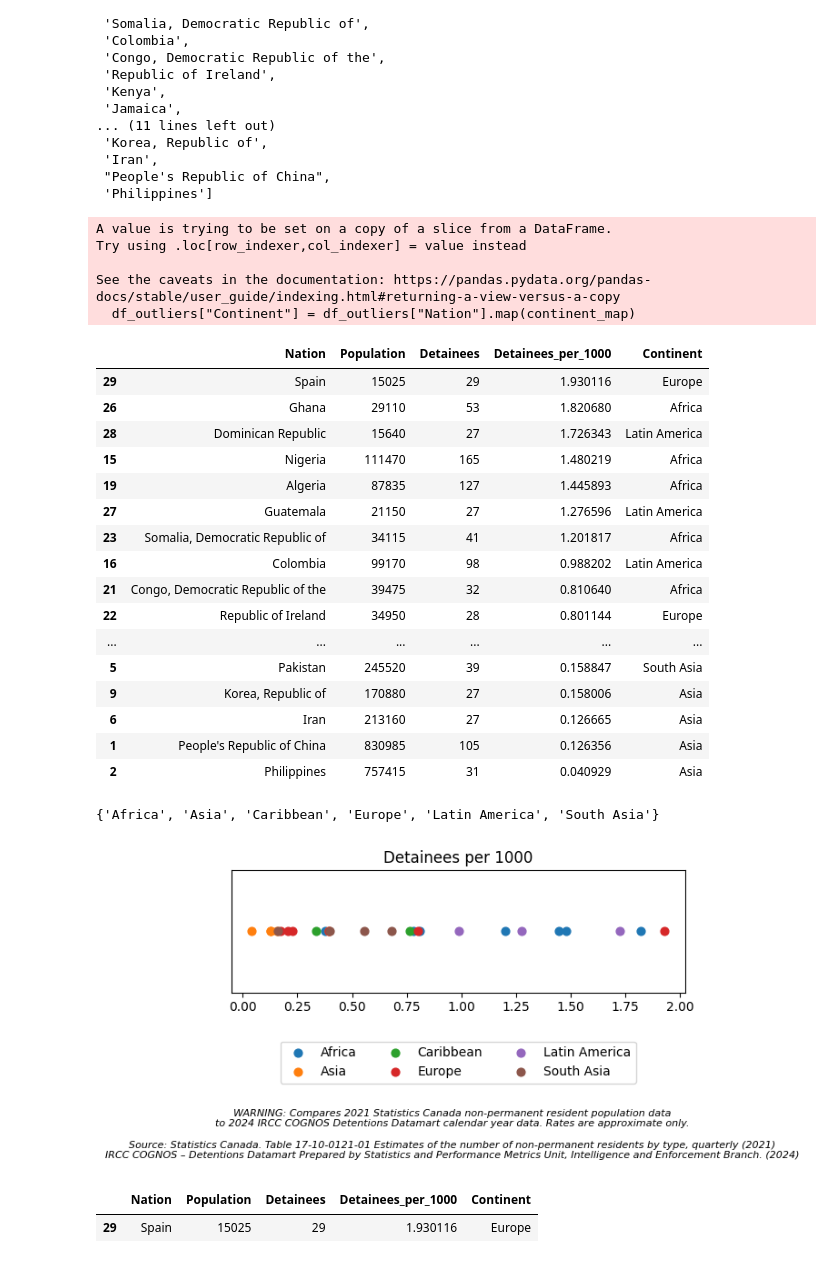
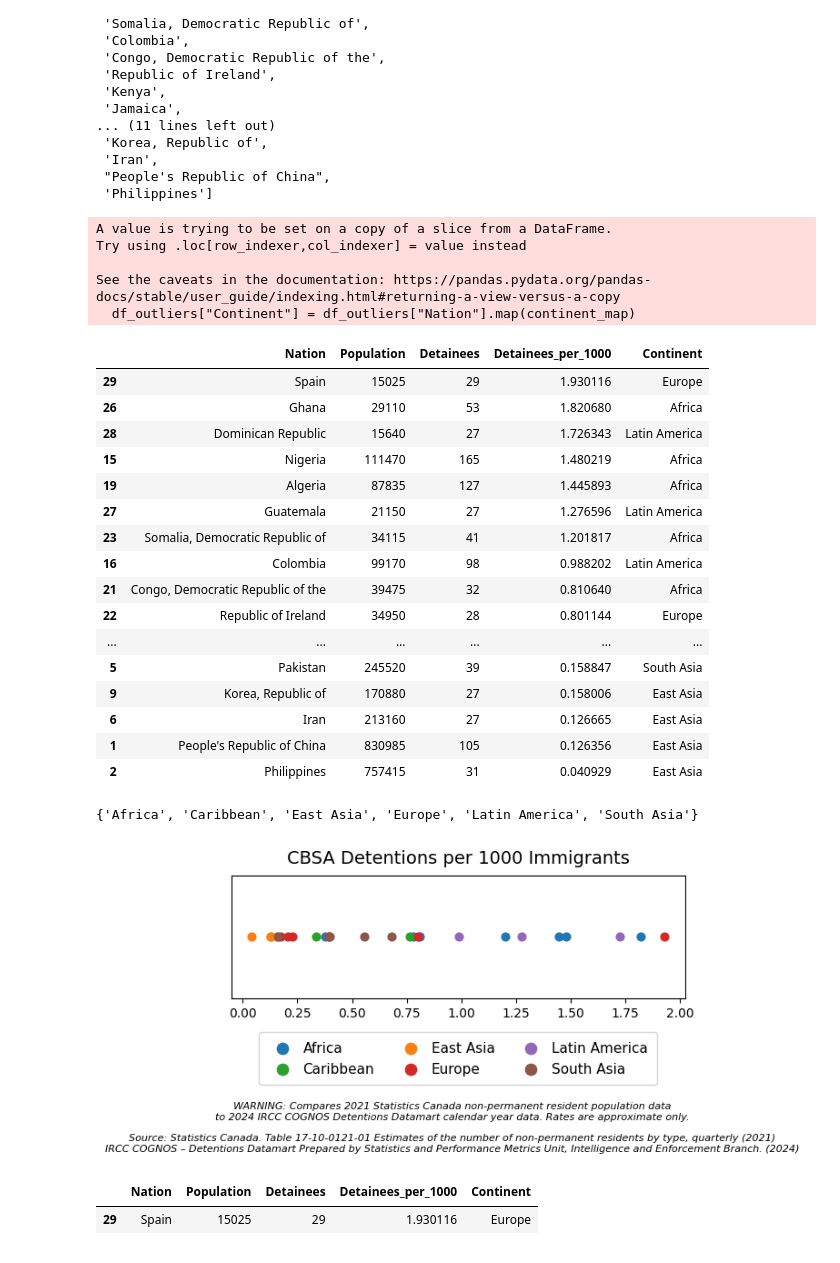
Before and after one commit to yrmo/gcinfo, a Jupyter notebook: detainees-by-country-of-citizenship-2024.ipynb, the cells around one changed output. Cells and saved outputs as stored; diff of their text form; code cells hidden in the pictures.

Commit message:
Add cleaned detainees per 1000 CBSA

```diff
--- a/detainees-by-country-of-citizenship-2024.ipynb
+++ b/detainees-by-country-of-citizenship-2024.ipynb
@@ -769,11 +776,11 @@ continent_map = {
     "Sri Lanka": "South Asia",
     "Pakistan": "South Asia",
 
-    "Socialist Republic of Vietnam": "Asia",
-    "Korea, Republic of": "Asia",
-    "People's Republic of China": "Asia",
-    "Philippines": "Asia",
-    "Iran": "Asia",
+    "Socialist Republic of Vietnam": "East Asia",
+    "Korea, Republic of": "East Asia",
+    "People's Republic of China": "East Asia",
+    "Philippines": "East Asia",
+    "Iran": "East Asia",
 
     "Dominican Republic": "Latin America",
     "Colombia": "Latin America",
@@ -804,14 +811,14 @@ See the caveats in the documentation: https://pandas.pydata.org/pandas-docs/stab
 | 22 | Republic of Ireland | 34950 | 28 | 0.801144 | Europe |
 | ... | ... | ... | ... | ... | ... |
 | 5 | Pakistan | 245520 | 39 | 0.158847 | South Asia |
-| 9 | Korea, Republic of | 170880 | 27 | 0.158006 | Asia |
-| 6 | Iran | 213160 | 27 | 0.126665 | Asia |
-| 1 | People's Republic of China | 830985 | 105 | 0.126356 | Asia |
-| 2 | Philippines | 757415 | 31 | 0.040929 | Asia |
+| 9 | Korea, Republic of | 170880 | 27 | 0.158006 | East Asia |
+| 6 | Iran | 213160 | 27 | 0.126665 | East Asia |
+| 1 | People's Republic of China | 830985 | 105 | 0.126356 | East Asia |
+| 2 | Philippines | 757415 | 31 | 0.040929 | East Asia |
 # %%
 set(list(continent_map.values()))
 # %% [output]
-{'Africa', 'Asia', 'Caribbean', 'Europe', 'Latin America', 'South Asia'}
+{'Africa', 'Caribbean', 'East Asia', 'Europe', 'Latin America', 'South Asia'}
 # %%
 import matplotlib.pyplot as plt
 import numpy as np
@@ -821,7 +828,7 @@ fig, ax = plt.subplots()
 # Color mapping for the continents
 color_map = {
     "Africa": "tab:blue",
-    "Asia": "tab:orange",
+    "East Asia": "tab:orange",
     "Caribbean": "tab:green",
     "Europe": "tab:red",
     "Latin America": "tab:purple",
@@ -835,41 +842,48 @@ for continent, group in df_outliers.groupby("Continent"):
         np.zeros(len(group)),
         s=40,
         label=continent,
         color=color_map.get(continent, "gray")
     )
-
 ax.set_yticks([])
-ax.set_title("Detainees per 1000")
+ax.set_title("CBSA Detentions per 1000 Immigrants", fontsize=14, pad=10)
 ax.set_ylabel("")
 
-# Legend below the plot with 3 columns
 ax.legend(
     title=None,
     loc="upper center",
-    bbox_to_anchor=(0.5, -0.35),
+    bbox_to_anchor=(0.5, -0.225),
     ncol=3,
-    frameon=True
+    frameon=True,
+    fontsize=11,          # bigger legend text
+    markerscale=1.4,
+    handletextpad=0.5,
+    columnspacing=1.6,
+    borderpad=0.65,
 )
 
+# Wide axes box. Do NOT use ax.set_position(...) — that was shrinking the plot.
+fig.subplots_adjust(left=0.05, right=0.98, top=0.91, bottom=0.40)
+
 plt.figtext(
-    0.5, 0.1,
+    0.5, 0.125,
     "WARNING: Compares 2021 Statistics Canada non-permanent resident population data\n"
     "to 2024 IRCC COGNOS Detentions Datamart calendar year data. Rates are approximate only.\n\n"
     "Source: Statistics Canada. Table 17-10-0121-01 Estimates of the number of non-permanent residents by type, quarterly (2021)\n"
     "IRCC COGNOS – Detentions Datamart Prepared by Statistics and Performance Metrics Unit, Intelligence and Enforcement Branch. (2024)",
     ha="center",
+    va="bottom",
     fontsize=8,
-    style="italic"
+    style="italic",
 )
 
 plt.tight_layout()
 
 # Force a shorter axes box
 ax.set_position([0.12, 0.48, 0.78, 0.28])
 
 plt.show()
 # %% [output]
-[figure, old version]
+[figure, new version]
 # %%
 df_outliers[(df_outliers["Detainees_per_1000"] > 1.75) & (df_outliers["Continent"] == "Europe")]
 # %% [output]
```
Also changed, not shown: parts of 1 cell of this notebook.
